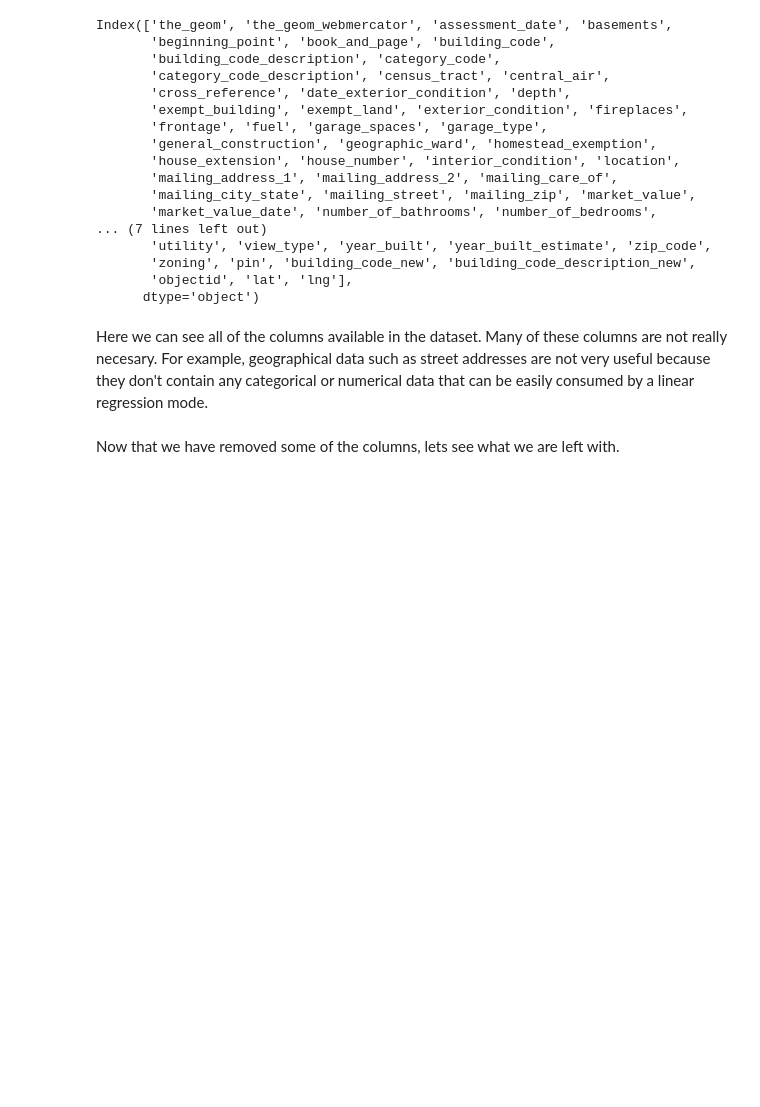
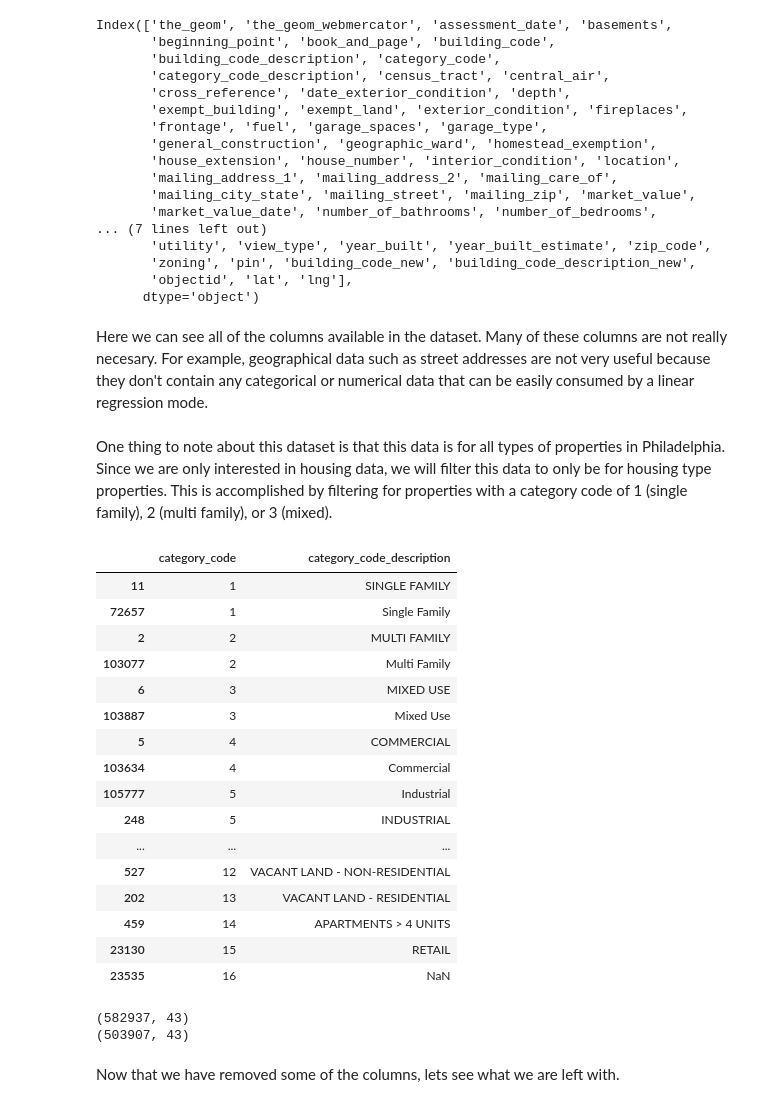
Before and after one commit to GregShiner/CMPSC-445-Project1, a Jupyter notebook: project.ipynb, the cells around one changed output. Cells and saved outputs as stored; diff of their text form; code cells hidden in the pictures; blank space fills up the shorter version.

```diff
--- a/project.ipynb
+++ b/project.ipynb
@@ -80,6 +92,39 @@ unit
 df_first_column_drop = df.drop(columns=COLUMNS_TO_REMOVE.split())
 # %%
 df_first_column_drop.to_csv('data_first_clean.csv', index=False)
+# %% [markdown]
+One thing to note about this dataset is that this data is for all types of properties in Philadelphia. Since we are only interested in housing data, we will filter this data to only be for housing type properties. This is accomplished by filtering for properties with a category code of 1 (single family), 2 (multi family), or 3 (mixed).
+# %%
+# Get all unique values of (category_code, category_code_description)
+df[['category_code', 'category_code_description']].drop_duplicates().sort_values(by='category_code')
+# %% [output]
+|  | category_code | category_code_description |
+| 11 | 1 | SINGLE FAMILY |
+| 72657 | 1 | Single Family |
+| 2 | 2 | MULTI FAMILY |
+| 103077 | 2 | Multi Family |
+| 6 | 3 | MIXED USE |
+| 103887 | 3 | Mixed Use |
+| 5 | 4 | COMMERCIAL |
+| 103634 | 4 | Commercial |
+| 105777 | 5 | Industrial |
+| 248 | 5 | INDUSTRIAL |
+| ... | ... | ... |
+| 527 | 12 | VACANT LAND - NON-RESIDENTIAL |
+| 202 | 13 | VACANT LAND - RESIDENTIAL |
+| 459 | 14 | APARTMENTS > 4 UNITS |
+| 23130 | 15 | RETAIL |
+| 23535 | 16 | NaN |
+# %%
+# Print number of data points
+print(df_first_column_drop.shape)
+# Filter category-type to 1, or 2
+df_first_column_drop = df_first_column_drop[df_first_column_drop['category_code'] <= 2]
+# Print number of data points
+print(df_first_column_drop.shape)
+# %% [output]
+(582937, 43)
+(503907, 43)
 # %% [markdown]
 Now that we have removed some of the columns, lets see what we are left with.
 # %%
```
Also changed, not shown: parts of 44 cells of this notebook, 2 other files.
